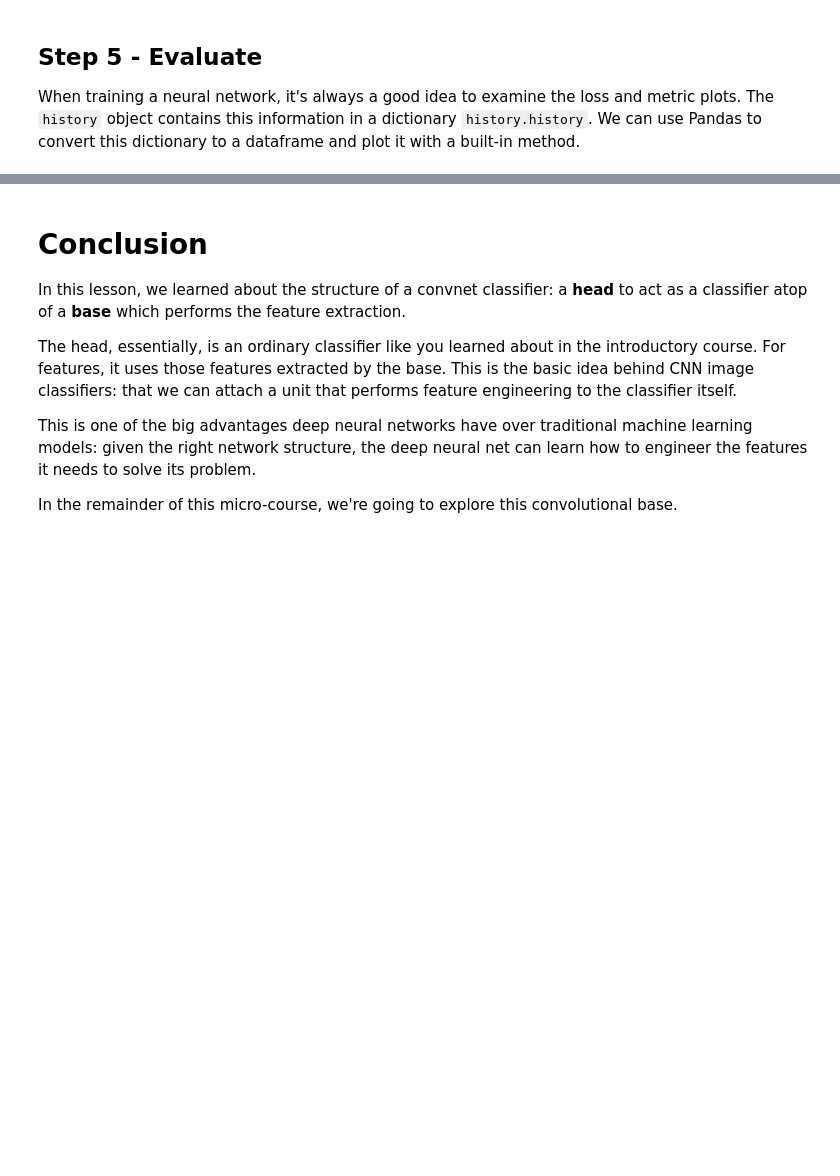
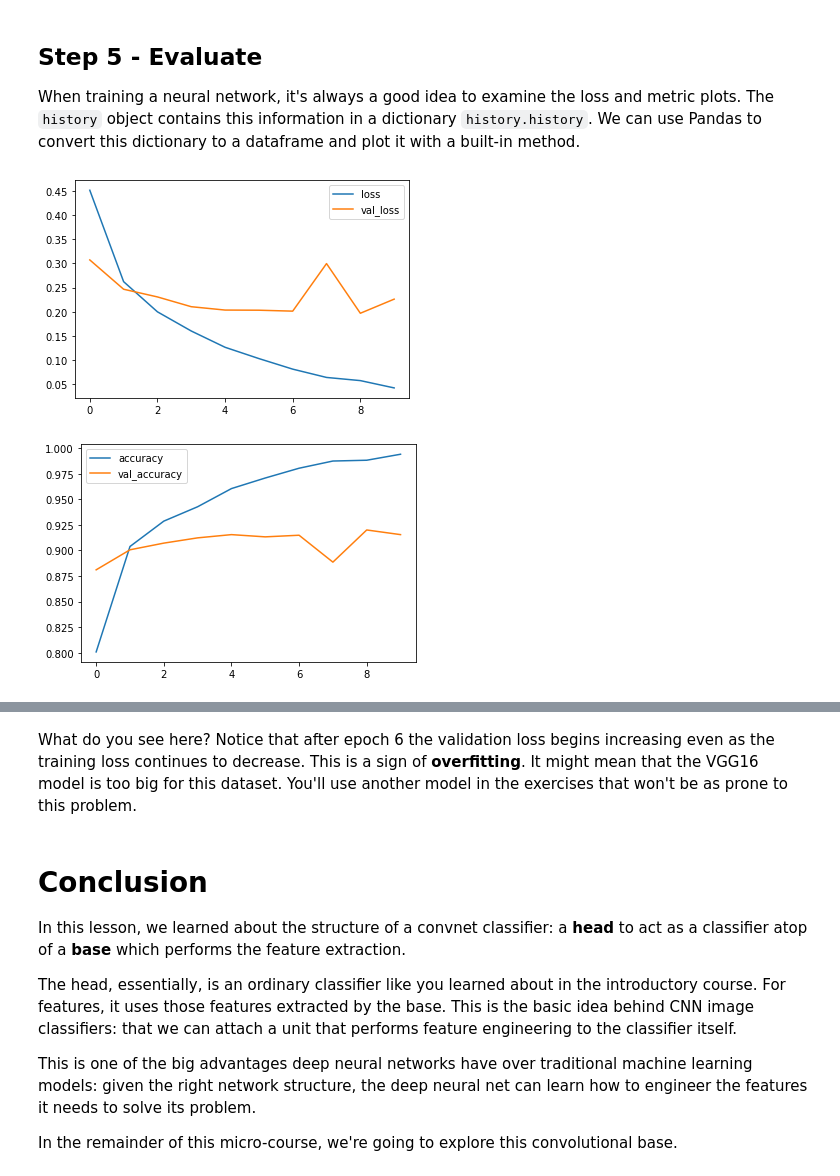
Before and after one commit to Kaggle/learntools, a Jupyter notebook: notebooks/computer_vision/raw/tut1.ipynb, the cells around one changed output, grey strips where cells are left out. Cells and saved outputs as stored; diff of their text form; code cells hidden in the pictures; blank space fills up the shorter version.

```diff
--- a/notebooks/computer_vision/raw/tut1.ipynb
+++ b/notebooks/computer_vision/raw/tut1.ipynb
@@ -121,5 +126,5 @@ from tensorflow.keras.applications import VGG16
 
 pretrained_base = VGG16(include_top=False,
                         weights='imagenet',
-                        input_shape=[*IMG_SIZE, 3])
+                        input_shape=[*SIZE, 3])
 pretrained_base.trainable = False
@@ -144,7 +156,7 @@ model.compile(
     metrics=['accuracy'],
 )
 
-history = model.fit(ds_train,
-                    validation_data=ds_valid,
+history = model.fit(ds_train_,
+                    validation_data=ds_valid_,
                     epochs=10)
 # %% [output]
@@ -172,9 +187,16 @@ When training a neural network, it's always a good idea to examine the loss and
 # %%
 import pandas as pd
 
-pd.DataFrame(history.history).plot();
+history_frame = pd.DataFrame(history.history)
+history_frame.loc[:, ['loss', 'val_loss']].plot()
+history_frame.loc[:, ['accuracy', 'val_accuracy']].plot();
+# %% [output]
+[figure, added]
+[figure, added]
 # %% [markdown]
 <!-- discuss convergence, over/underfitting -->
+# %% [markdown]
+What do you see here? Notice that after epoch 6 the validation loss begins increasing even as the training loss continues to decrease. This is a sign of **overfitting**. It might mean that the VGG16 model is too big for this dataset. You'll use another model in the exercises that won't be as prone to this problem.
 # %% [markdown]
 # Conclusion #
 
```
Also changed, not shown: parts of 10 cells of this notebook.
